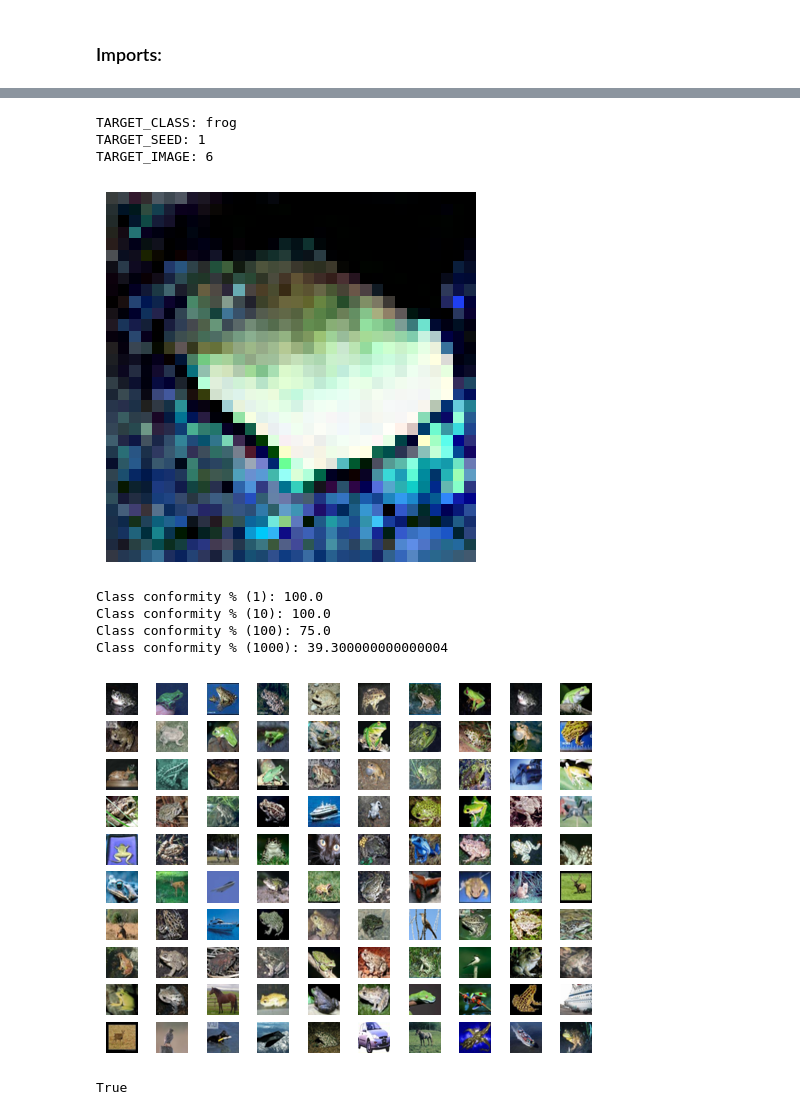
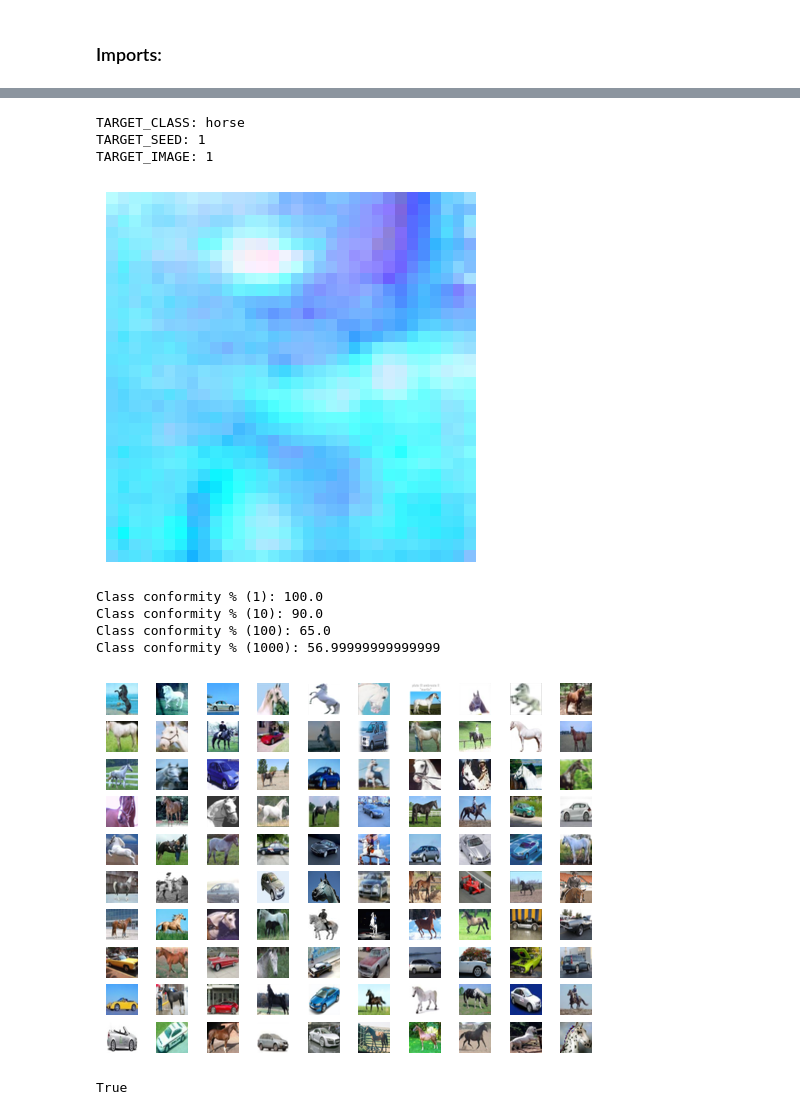
Before and after one commit to Naterjack/Data-Attribution-for-Stable-Diffusion, a Jupyter notebook: SD1_TRAK_Attribution.ipynb, the cells around one changed output, grey strips where cells are left out. Saved outputs shown, nothing was run; the diff lists cells and outputs as text; code cells hidden in the pictures.

Commit message:
TRAK Attribution bugfixes for CIFAR2

```diff
--- a/SD1_TRAK_Attribution.ipynb
+++ b/SD1_TRAK_Attribution.ipynb
@@ -3,7 +3,7 @@
 # %%
 from utils.custom_enums import Model_Type_Enum, Dataset_Type_Enum, TRAK_Type_Enum
 model_type = Model_Type_Enum.LORA
-dataset_type = Dataset_Type_Enum.CIFAR10
+dataset_type = Dataset_Type_Enum.CIFAR2
 TRAK_type = TRAK_Type_Enum.TRAK
 
 #TRAK CIFAR10 LORA 10min iirc? (with cuda obvs)
@@ -39,8 +39,13 @@ base_save_path = (project_config.PWD + f +
                   "generated-" + dataset_type + f +
                   trak_config.MODEL_NAME_CLEAN)
 
-train_dataset_config = CIFAR_10_Config(new_image_column_name="image",
-                                 new_caption_column_name="label_txt")
+if dataset_type == Dataset_Type_Enum.CIFAR10:
+    train_dataset_config = CIFAR_10_Config()
+if dataset_type == Dataset_Type_Enum.CIFAR2:
+    train_dataset_config = CIFAR_10_Local_Config(
+        project_config=project_config,
+        dataset_type=dataset_type
+    )
 
 generated_dataset_config = CIFAR_10_Config(huggingface_slug=base_save_path, existing_image_column_name="image")
 # %% [output]
@@ -215,23 +213,27 @@ prompts = train_dataset_config.class_captions
 #I'm having exactly none of numpy's memmap BS today
 scores_c = np.copy(scores)
 # %%
-TARGET_CLASS = "frog"
+if dataset_type == Dataset_Type_Enum.CIFAR10:
+    TARGET_CLASS = "frog"
+if dataset_type == Dataset_Type_Enum.CIFAR2:
+    TARGET_CLASS = "horse"
+
 assert(TARGET_CLASS in prompts)
 print(f"TARGET_CLASS: {TARGET_CLASS}")
 print(f"TARGET_SEED: {SEED_TO_PREVIEW}")
 
 TARGET_IMAGE = prompts.index(TARGET_CLASS) #Seed 1, frog
 print(f"TARGET_IMAGE: {TARGET_IMAGE}")
 plt.axis('off')
 i = SEED_TO_PREVIEW+(TARGET_IMAGE*NUM_SEEDS)
 plt.imshow(generated_dataset[i][generated_dataset_config.image_column])
 
 top_trak_scorers = scores_c[:, i].argsort()[-1000:][::-1]
 # %% [output]
-TARGET_CLASS: frog
+TARGET_CLASS: horse
 TARGET_SEED: 1
-TARGET_IMAGE: 6
+TARGET_IMAGE: 1
-[figure, old version]
+[figure, new version]
 # %%
 top_n_i_list = top_trak_scorers.tolist()
 # %%
@@ -273,10 +275,10 @@ for i in range(num_images_per_axis**2):
     plt.imshow(train_dataset_config.dataset[top_n_i_list[i]][train_dataset_config.image_column])
 # %% [output]
 Class conformity % (1): 100.0
-Class conformity % (10): 100.0
-Class conformity % (100): 75.0
-Class conformity % (1000): 39.300000000000004
+Class conformity % (10): 90.0
+Class conformity % (100): 65.0
+Class conformity % (1000): 56.99999999999999
-[figure, old version]
+[figure, new version]
 # %%
 MODEL_NAME_CLEAN = trak_config.MODEL_NAME_CLEAN
 
```
Also changed, not shown: parts of 5 cells of this notebook.
